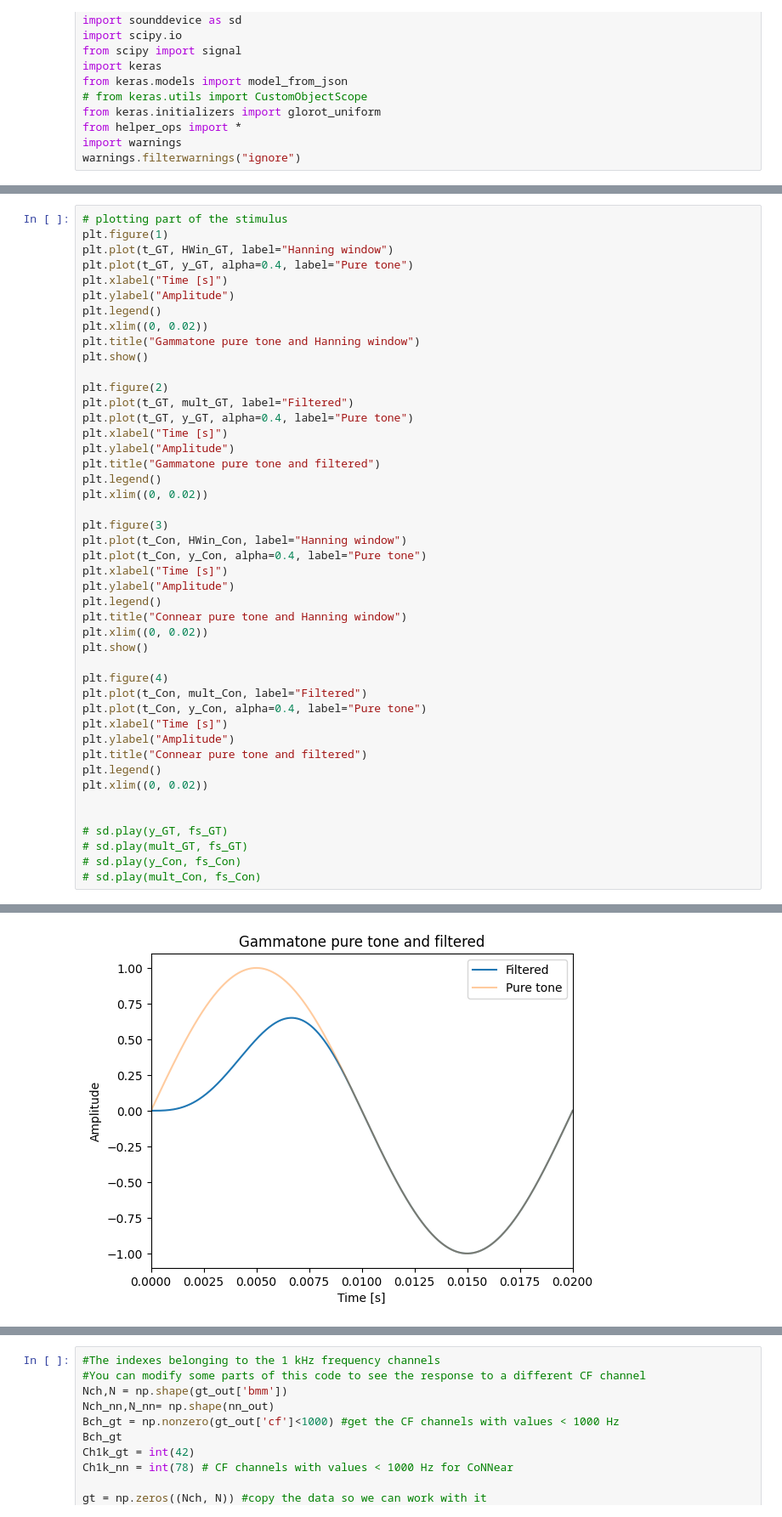
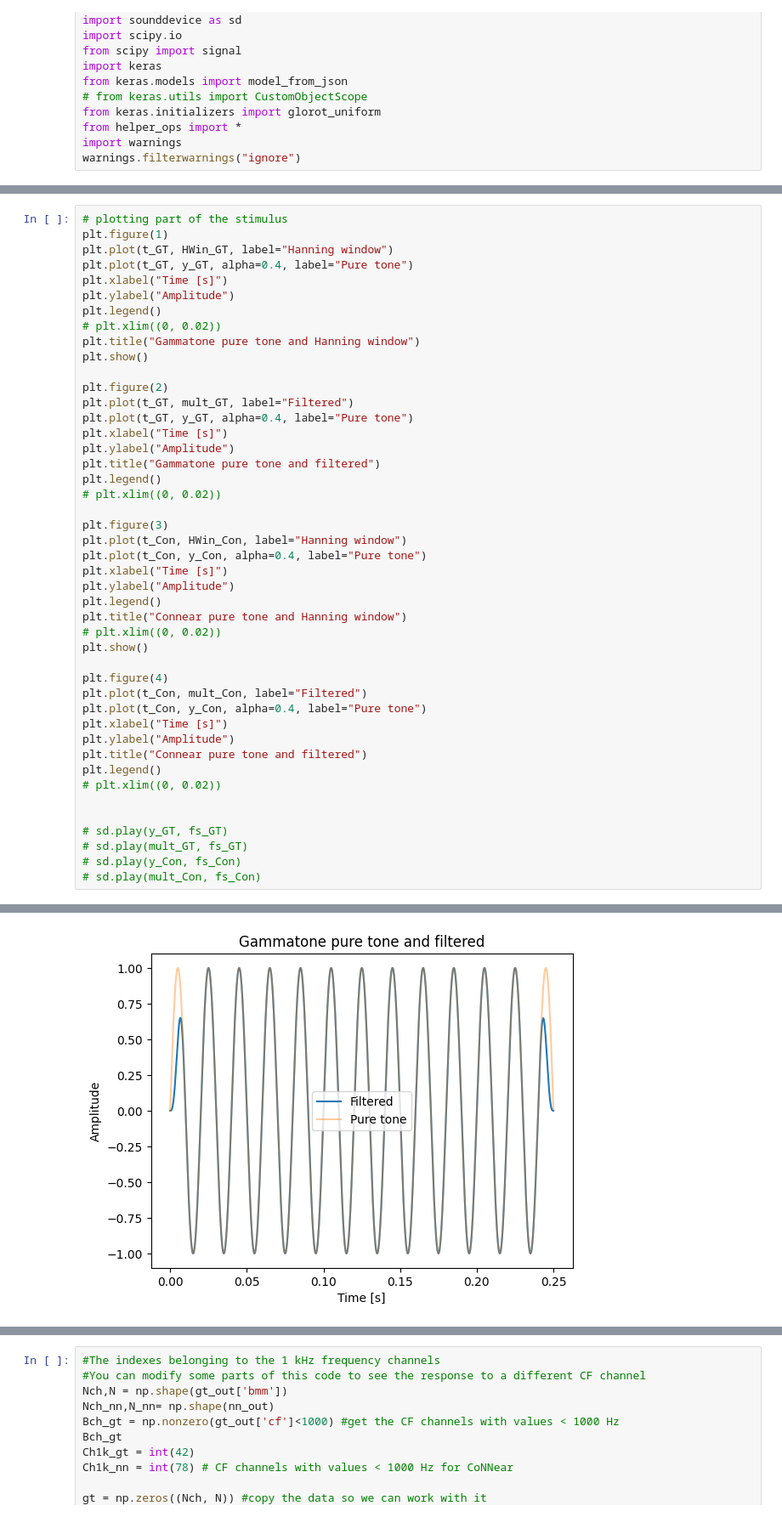
Before and after one commit to cesarz10/Auditory-computation, a Jupyter notebook: AudCompLab1_2022/CompAudLab1_Tuning.ipynb, the cells around one changed output, grey strips where cells are left out. Shown at 85% size. Cells and saved outputs as stored; diff of their text form.

```diff
--- a/AudCompLab1_2022/CompAudLab1_Tuning.ipynb
+++ b/AudCompLab1_2022/CompAudLab1_Tuning.ipynb
@@ -72,7 +74,7 @@ plt.plot(t_GT, y_GT, alpha=0.4, label="Pure tone")
 plt.xlabel("Time [s]")
 plt.ylabel("Amplitude")
 plt.legend()
-plt.xlim((0, 0.02))
+# plt.xlim((0, 0.02))
 plt.title("Gammatone pure tone and Hanning window")
 plt.show()
 
@@ -83,7 +85,7 @@ plt.xlabel("Time [s]")
 plt.ylabel("Amplitude")
 plt.title("Gammatone pure tone and filtered")
 plt.legend()
-plt.xlim((0, 0.02))
+# plt.xlim((0, 0.02))
 
 plt.figure(3)
 plt.plot(t_Con, HWin_Con, label="Hanning window")
@@ -92,7 +94,7 @@ plt.xlabel("Time [s]")
 plt.ylabel("Amplitude")
 plt.legend()
 plt.title("Connear pure tone and Hanning window")
-plt.xlim((0, 0.02))
+# plt.xlim((0, 0.02))
 plt.show()
 
 plt.figure(4)
@@ -102,7 +104,7 @@ plt.xlabel("Time [s]")
 plt.ylabel("Amplitude")
 plt.title("Connear pure tone and filtered")
 plt.legend()
-plt.xlim((0, 0.02))
+# plt.xlim((0, 0.02))
 
 
 # sd.play(y_GT, fs_GT)
@@ -114 +116 @@ plt.xlim((0, 0.02))
-[figure, old version]
+[figure, new version]
```
Also changed, not shown: parts of 4 cells of this notebook, 2 other files.
